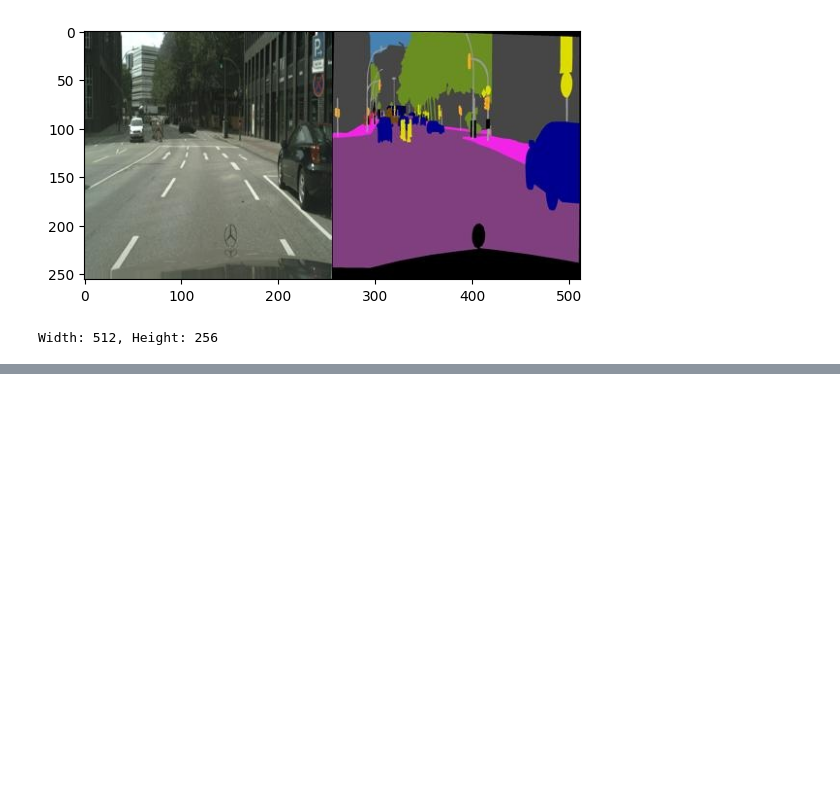
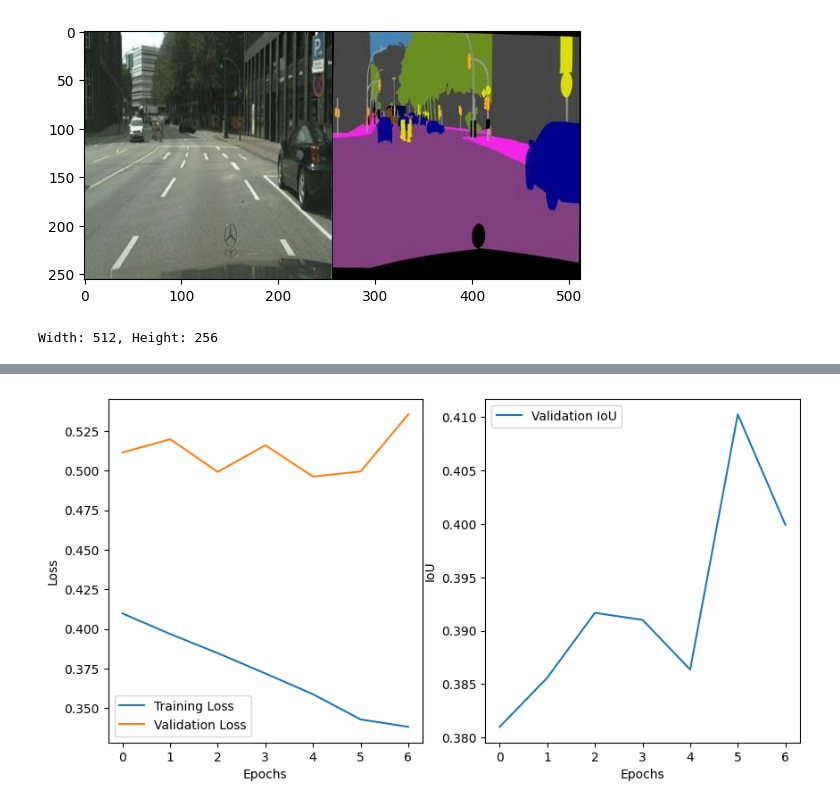
Before and after one commit to SamKernich/Projects, a Jupyter notebook: CNN/UNET.ipynb, the cells around one changed output, grey strips where cells are left out. Drawn from its saved outputs; the diff is of its cells as text; code cells hidden in the pictures; blank space fills up the shorter version.

Commit message:
Updating UNET model

```diff
--- a/CNN/UNET.ipynb
+++ b/CNN/UNET.ipynb
@@ -204,5 +324,5 @@ class UNet(nn.Module):
 # %%
-unet = UNet(3, 30)
+unet = UNet(3, 19).to(device)
 summary(unet, (3, 256, 256))
 # %% [output]
 ----------------------------------------------------------------
@@ -230,0 +463,27 @@ remove softmax from network as LFN as it internally.
+# %%
+train_model = Model(unet, criterion, optimizer, device, metric)
+epochs = 30
+
+tloss = []
+vloss = []
+viou = []
+for epoch in range(epochs):
+
+  print(f'\nEpoch {epoch + 1}/{epochs}')
+  print('-' * 10)
+  train_l = train_model.train(train_loader)
+  eval_l, eval_iou = train_model.test(val_loader)
+
+  print(f"Train Loss: {train_l:.4f}")
+  print(f"Validation Loss: {eval_l:.4f},  Validation IoU: {eval_iou:.4f}")
+
+  early_stopping(eval_l, unet)
+
+  if early_stopping.early_stop:
+    print("Early stopping")
+    break
+  lr_scheduler.step(eval_l)
+
+  tloss.append(train_l)
+  vloss.append(eval_l)
+  viou.append(eval_iou)
@@ -230,0 +512,17 @@ remove softmax from network as LFN as it internally.
+# %%
+fig, ax = plt.subplots(1,2,figsize=(10,5))
+
+ax[0].plot(tloss, label='Training Loss')
+ax[0].plot(vloss, label='Validation Loss')
+ax[0].set_xlabel('Epochs')
+ax[0].set_ylabel('Loss')
+ax[0].legend()
+
+ax[1].plot(viou, label='Validation IoU')
+ax[1].set_xlabel('Epochs')
+ax[1].set_ylabel('IoU')
+ax[1].legend()
+
+plt.show()
+# %% [output]
+[figure, added]
```
Also changed, not shown: parts of 20 cells of this notebook.
